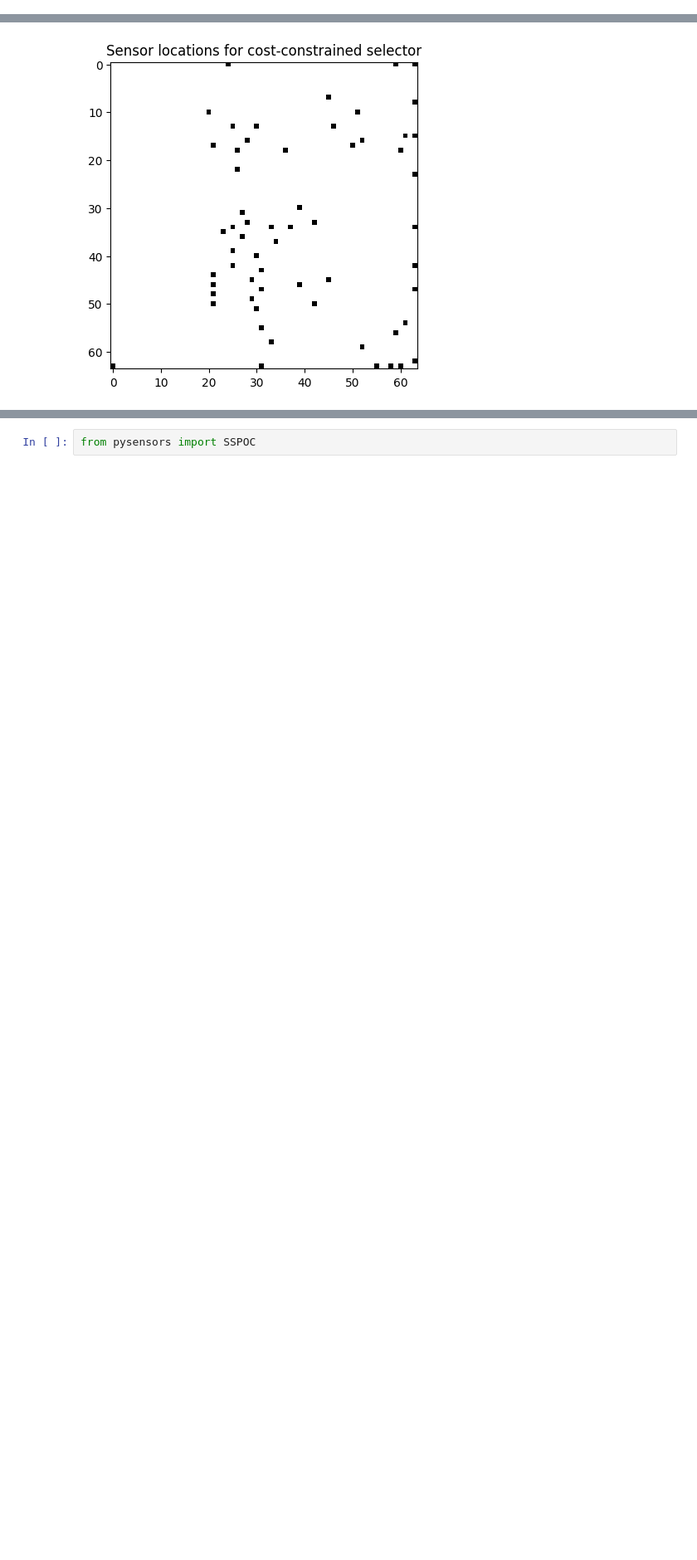
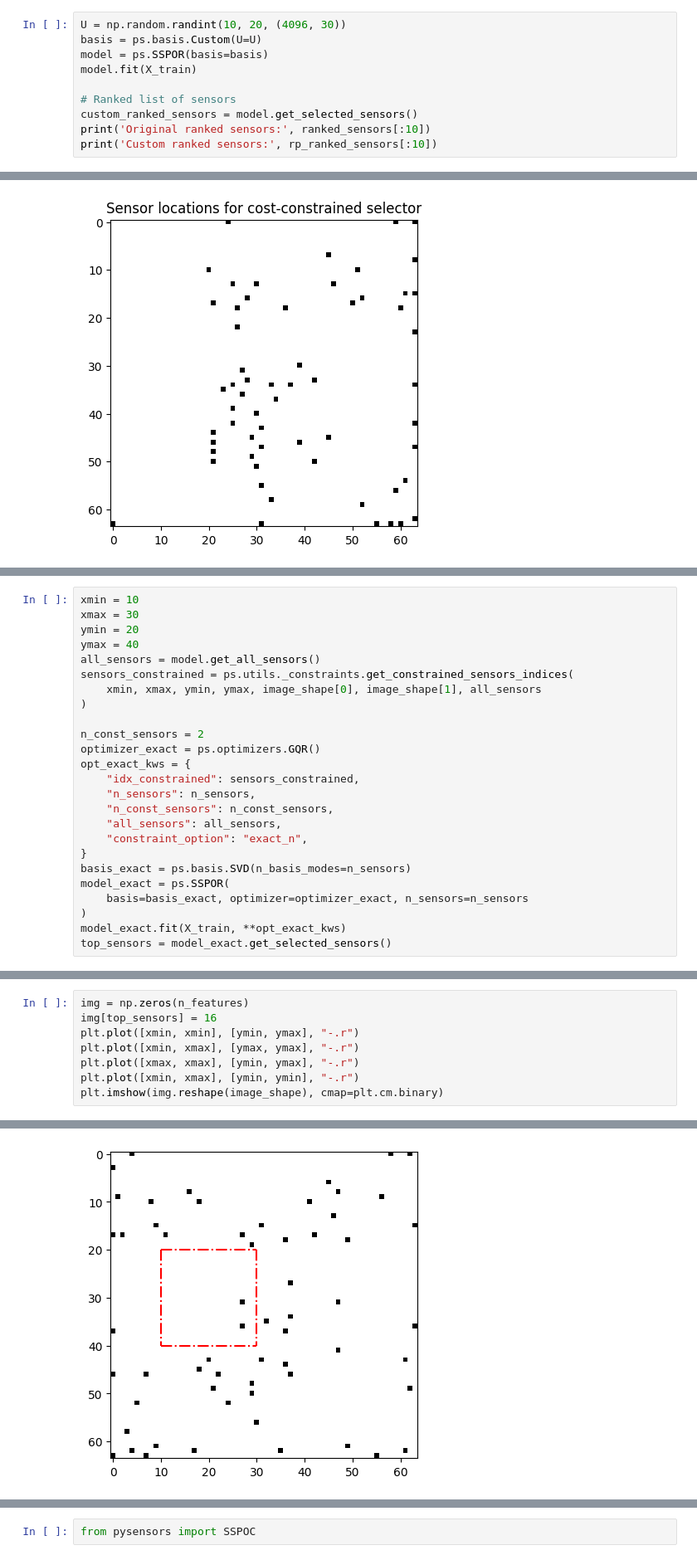
Before and after one commit to dynamicslab/pysensors, a Jupyter notebook: examples/pysensors_overview.ipynb, the cells around one changed output, grey strips where cells are left out. Shown: that part at 83% size. Drawn from its saved outputs; the diff is of its cells as text; blank space fills up the shorter version.

```diff
--- a/examples/pysensors_overview.ipynb
+++ b/examples/pysensors_overview.ipynb
@@ -195,0 +203,10 @@ Random projection ranked sensors: [4031 4035 2147   63 3788  956 2268 3134 4038
+# %%
+U = np.random.randint(10, 20, (4096, 30))
+basis = ps.basis.Custom(U=U)
+model = ps.SSPOR(basis=basis)
+model.fit(X_train)
+
+# Ranked list of sensors
+custom_ranked_sensors = model.get_selected_sensors()
+print('Original ranked sensors:', ranked_sensors[:10])
+print('Custom ranked sensors:', rp_ranked_sensors[:10])
@@ -244,0 +278,25 @@ plt.title('Sensor locations for cost-constrained selector');
+# %%
+xmin = 10
+xmax = 30
+ymin = 20
+ymax = 40
+all_sensors = model.get_all_sensors()
+sensors_constrained = ps.utils._constraints.get_constrained_sensors_indices(
+    xmin, xmax, ymin, ymax, image_shape[0], image_shape[1], all_sensors
+)
+
+n_const_sensors = 2
+optimizer_exact = ps.optimizers.GQR()
+opt_exact_kws = {
+    "idx_constrained": sensors_constrained,
+    "n_sensors": n_sensors,
+    "n_const_sensors": n_const_sensors,
+    "all_sensors": all_sensors,
+    "constraint_option": "exact_n",
+}
+basis_exact = ps.basis.SVD(n_basis_modes=n_sensors)
+model_exact = ps.SSPOR(
+    basis=basis_exact, optimizer=optimizer_exact, n_sensors=n_sensors
+)
+model_exact.fit(X_train, **opt_exact_kws)
+top_sensors = model_exact.get_selected_sensors()
@@ -244,0 +305,9 @@ plt.title('Sensor locations for cost-constrained selector');
+# %%
+img = np.zeros(n_features)
+img[top_sensors] = 16
+plt.plot([xmin, xmin], [ymin, ymax], "-.r")
+plt.plot([xmin, xmax], [ymax, ymax], "-.r")
+plt.plot([xmax, xmax], [ymin, ymax], "-.r")
+plt.plot([xmin, xmax], [ymin, ymin], "-.r")
+plt.imshow(img.reshape(image_shape), cmap=plt.cm.binary)
+# %% [output]
@@ -244,0 +315 @@ plt.title('Sensor locations for cost-constrained selector');
+[figure, added]
```
Also changed, not shown: parts of 14 cells of this notebook.
